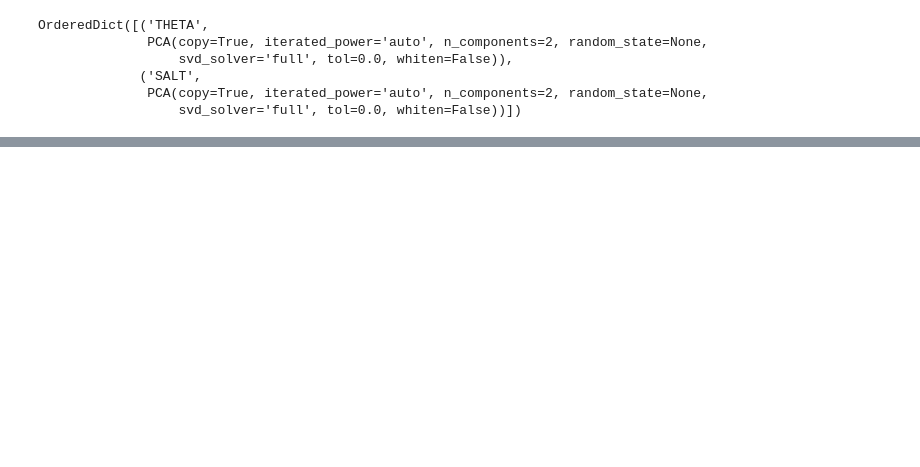
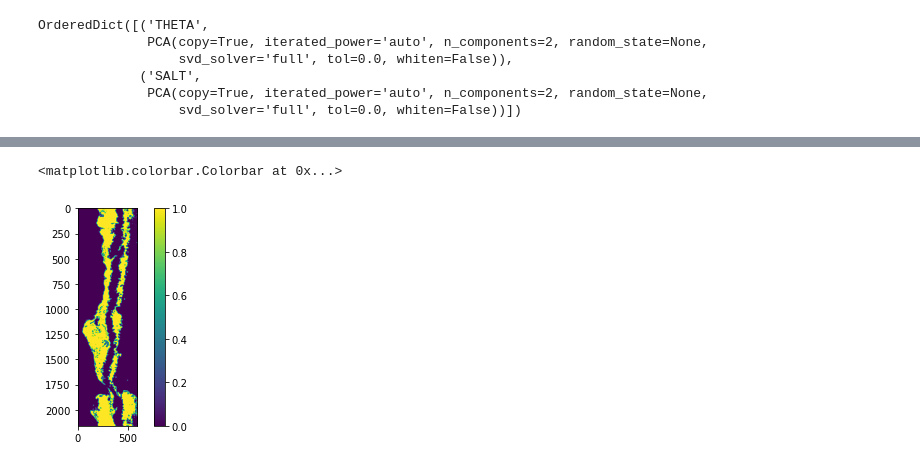
Before and after one commit to sdat2/pyxpcm, a Jupyter notebook: slimmed-trial.ipynb, the cells around one changed output, grey strips where cells are left out. Cells and saved outputs as stored; diff of their text form; code cells hidden in the pictures; blank space fills up the shorter version.

```diff
--- a/slimmed-trial.ipynb
+++ b/slimmed-trial.ipynb
@@ -191,0 +348,6 @@ pcm = xr.open_dataset('pcm.nc')
+# %%
+plt.imshow(runner_up_class[2, : , :].T)
+plt.colorbar()
+# %% [output]
+<matplotlib.colorbar.Colorbar at 0x...>
+[figure, added]
```
Also changed, not shown: parts of 43 cells of this notebook, 4 other files.
